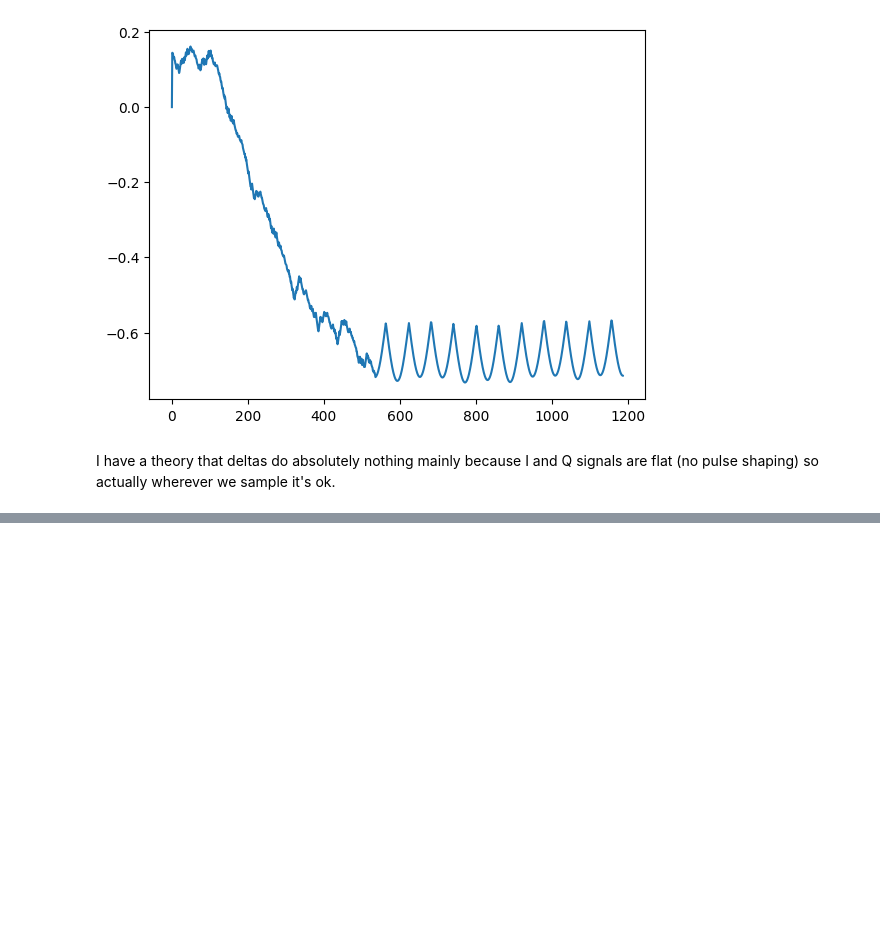
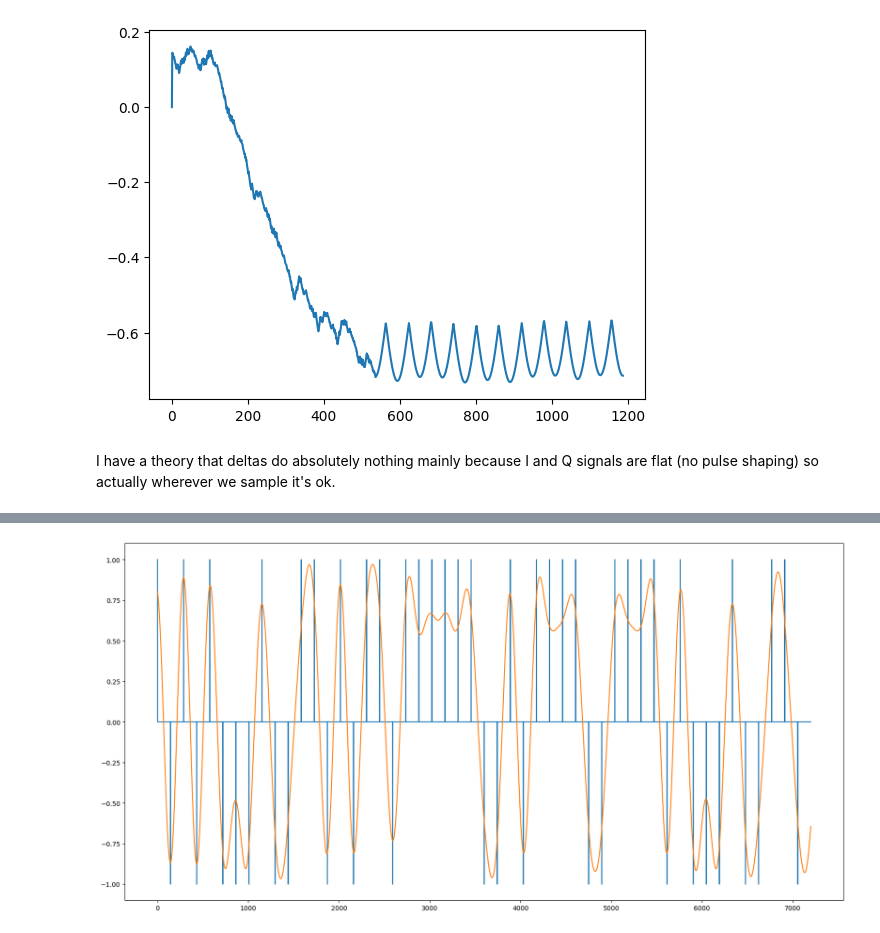
Before and after one commit to enthyp/SDR, a Jupyter notebook: digital modulation.ipynb, the cells around one changed output, grey strips where cells are left out. Drawn from its saved outputs; the diff is of its cells as text; code cells hidden in the pictures; blank space fills up the shorter version.

```diff
--- a/digital modulation.ipynb
+++ b/digital modulation.ipynb
@@ -194,0 +328,7 @@ I have a theory that deltas do absolutely nothing mainly because I and Q signals
+# %%
+msg_pulse_shaped = np.convolve(msg_pulses, ps_filter, mode='same')
+msg_pulse_shaped_received = np.convolve(msg_pulse_shaped, ps_filter, mode='same')
+# %%
+plot_signals([msg_pulses, msg_pulse_shaped / max(msg_pulse_shaped)], width=50 * samples_per_symbol)
+# %% [output]
+[figure, added]
```
Also changed, not shown: parts of 31 cells of this notebook.
